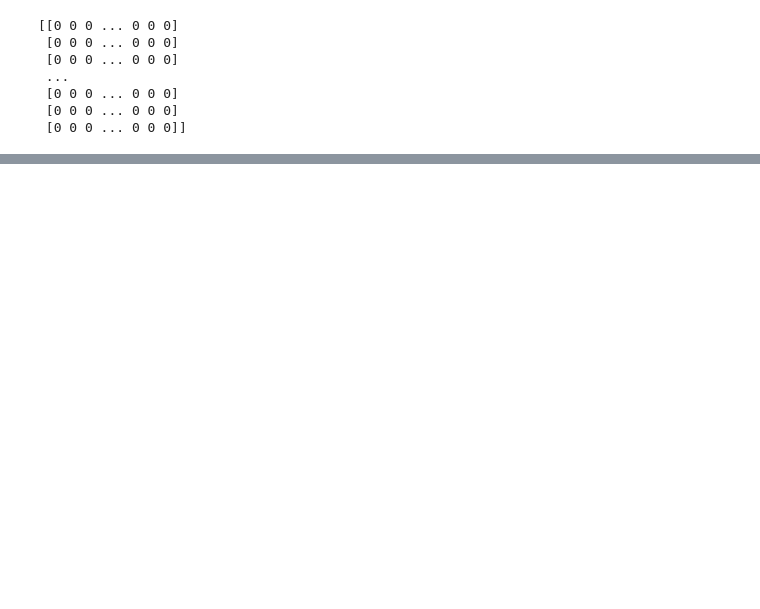
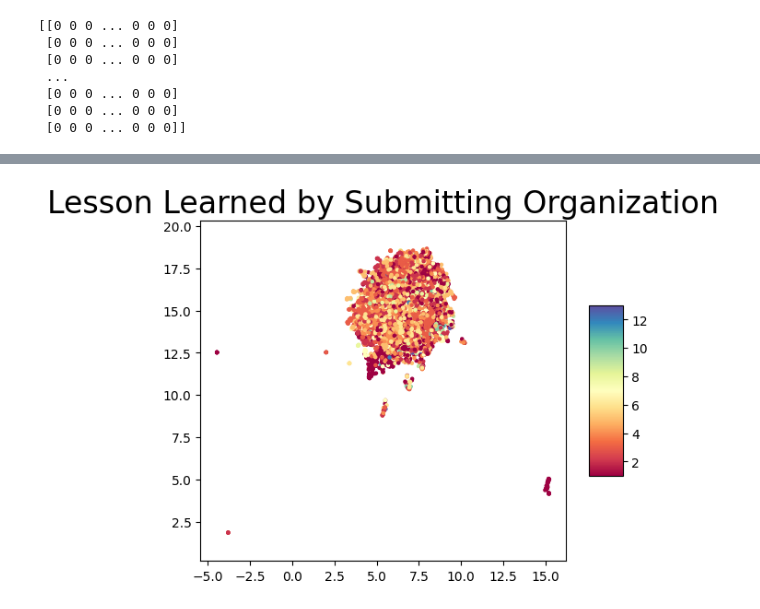
Before and after one commit to wrathnutz/nasa-ll-scraper, a Jupyter notebook: NASA-LL-Map.ipynb, the cells around one changed output, grey strips where cells are left out. Cells and saved outputs as stored; diff of their text form; code cells hidden in the pictures; blank space fills up the shorter version.

```diff
--- a/NASA-LL-Map.ipynb
+++ b/NASA-LL-Map.ipynb
@@ -63,0 +125,10 @@ plt.show()
+# %%
+fig = plt.figure()
+ax = plt.axes()
+sctt = ax.scatter(embedding_2d[:, 0], embedding_2d[:, 1], c=df_vector["Submitting_Organization"], cmap='Spectral', s=5)
+plt.gca().set_aspect('equal', 'datalim')
+fig.colorbar(sctt, ax = ax, shrink = 0.5, aspect = 5)
+plt.title('Lesson Learned by Submitting Organization', fontsize=24)
+plt.show()
+# %% [output]
+[figure, added]
```
Also changed, not shown: parts of 11 cells of this notebook.
